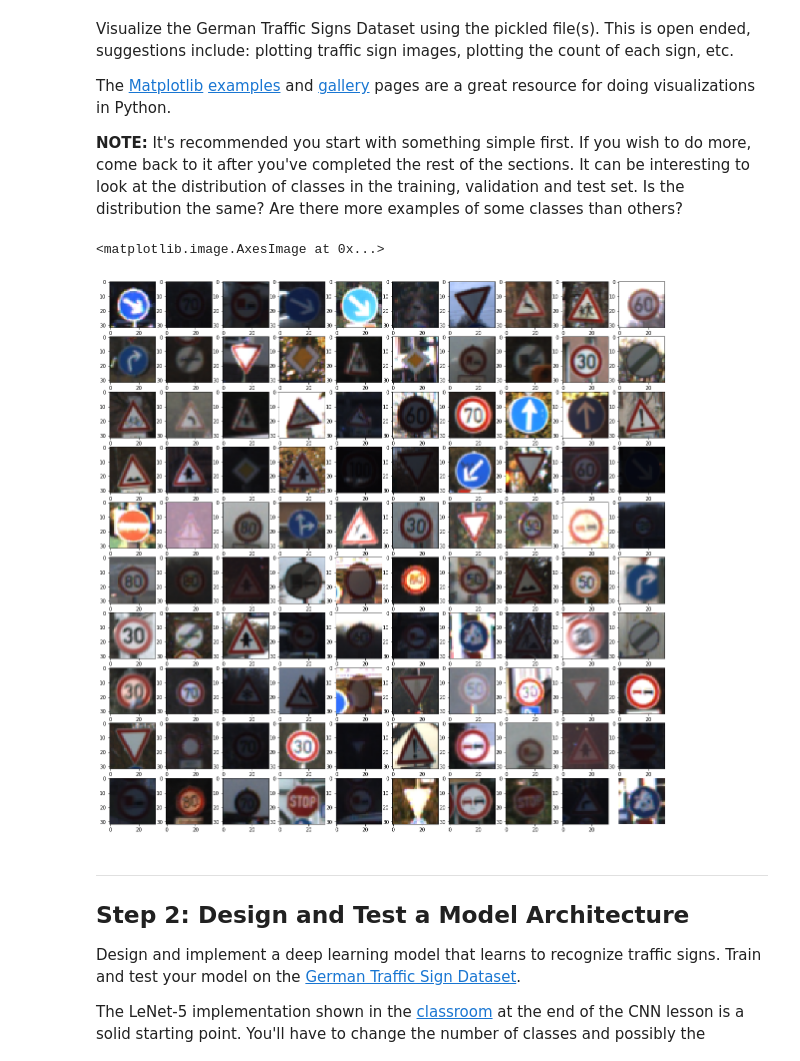
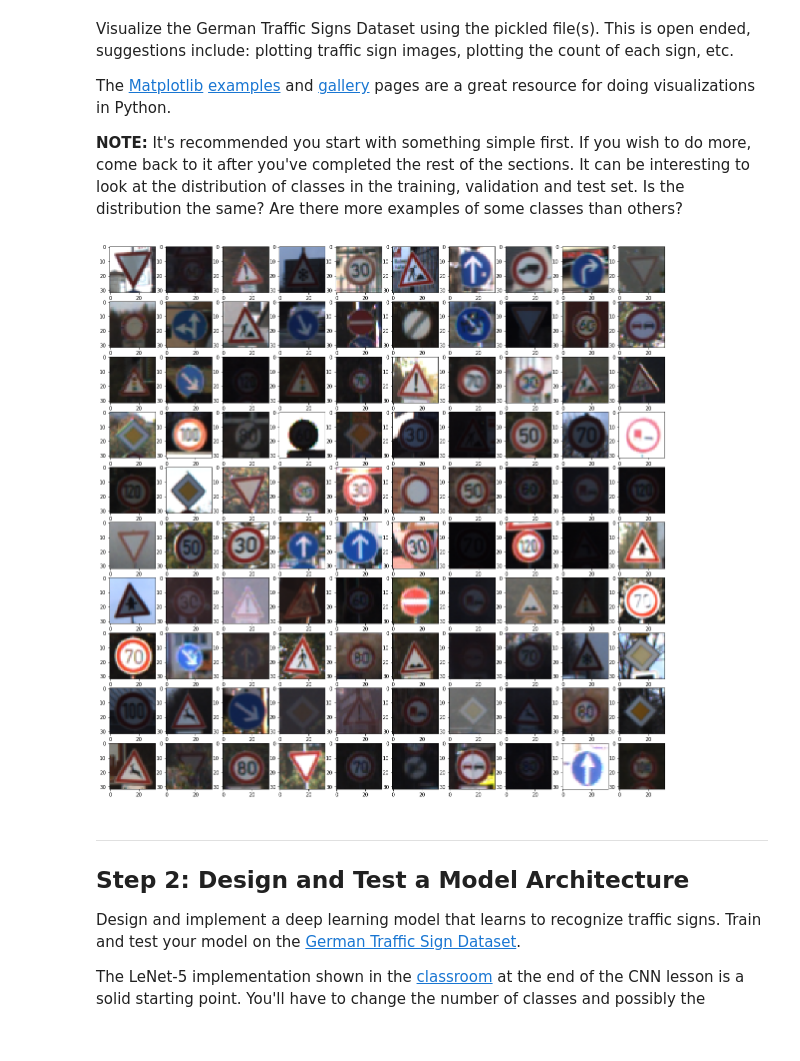
Before and after one commit to kuniyasu/udacity_homework2, a Jupyter notebook: Traffic_Sign_Classifier.ipynb, the cells around one changed output. Drawn from its saved outputs; the diff is of its cells as text; code cells hidden in the pictures.

```diff
--- a/Traffic_Sign_Classifier.ipynb
+++ b/Traffic_Sign_Classifier.ipynb
@@ -118,24 +118,20 @@ The [Matplotlib](http://matplotlib.org/) [examples](http://matplotlib.org/exampl
 # %%
 ### Data exploration visualization code goes here.
 ### Feel free to use as many code cells as needed.
 
 
 # Visualizations will be shown in the notebook.
 %matplotlib inline
 
 index = random.randint(0, n_train)
 image = X_train[index].squeeze()
 
 fig = plt.figure(figsize=(20,20))
 
 for x in range(100):
     fig.add_subplot(10,10,x+1).imshow( X_train[random.randint(0, n_train)].squeeze() )
-
-plt.axis('off')
-plt.imshow(image)
 # %% [output]
-<matplotlib.image.AxesImage at 0x...>
-[figure, old version]
+[figure, new version]
 # %% [markdown]
 ----
 
```
Also changed, not shown: parts of 7 cells of this notebook, 1 other file.
